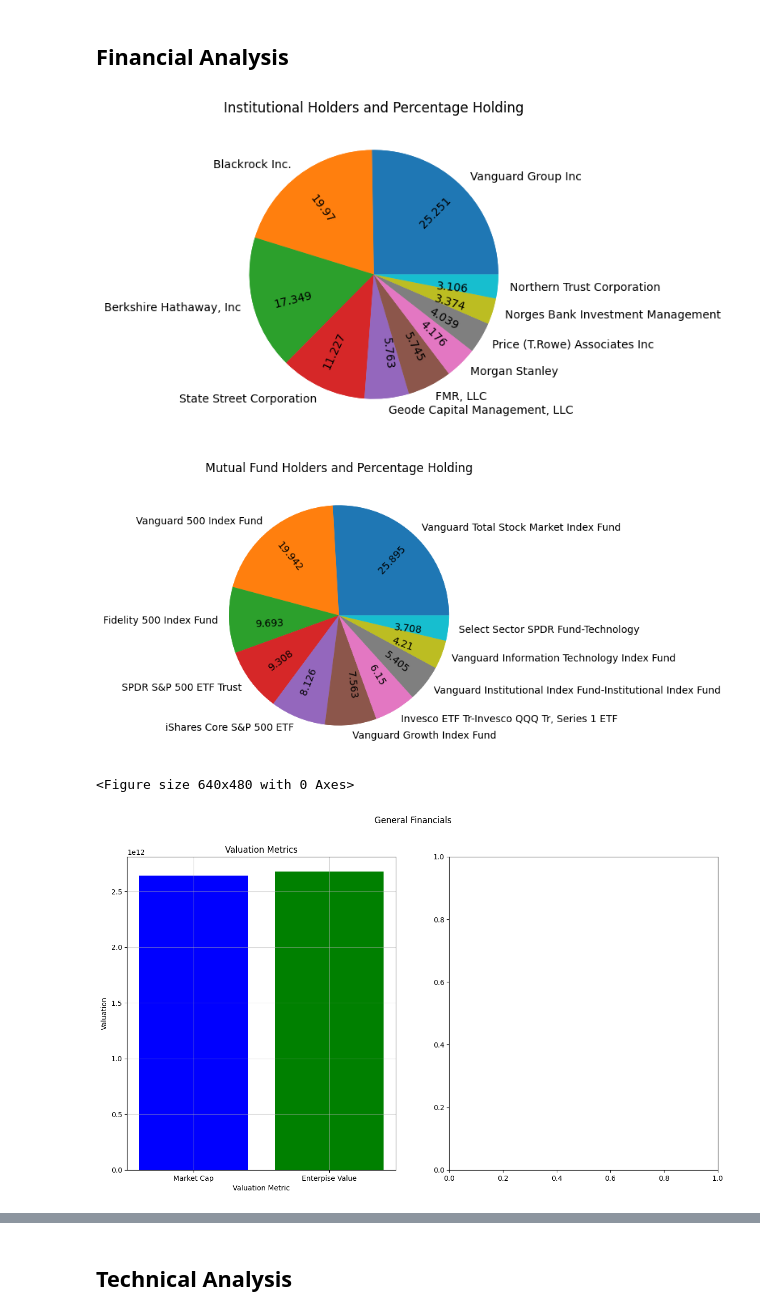
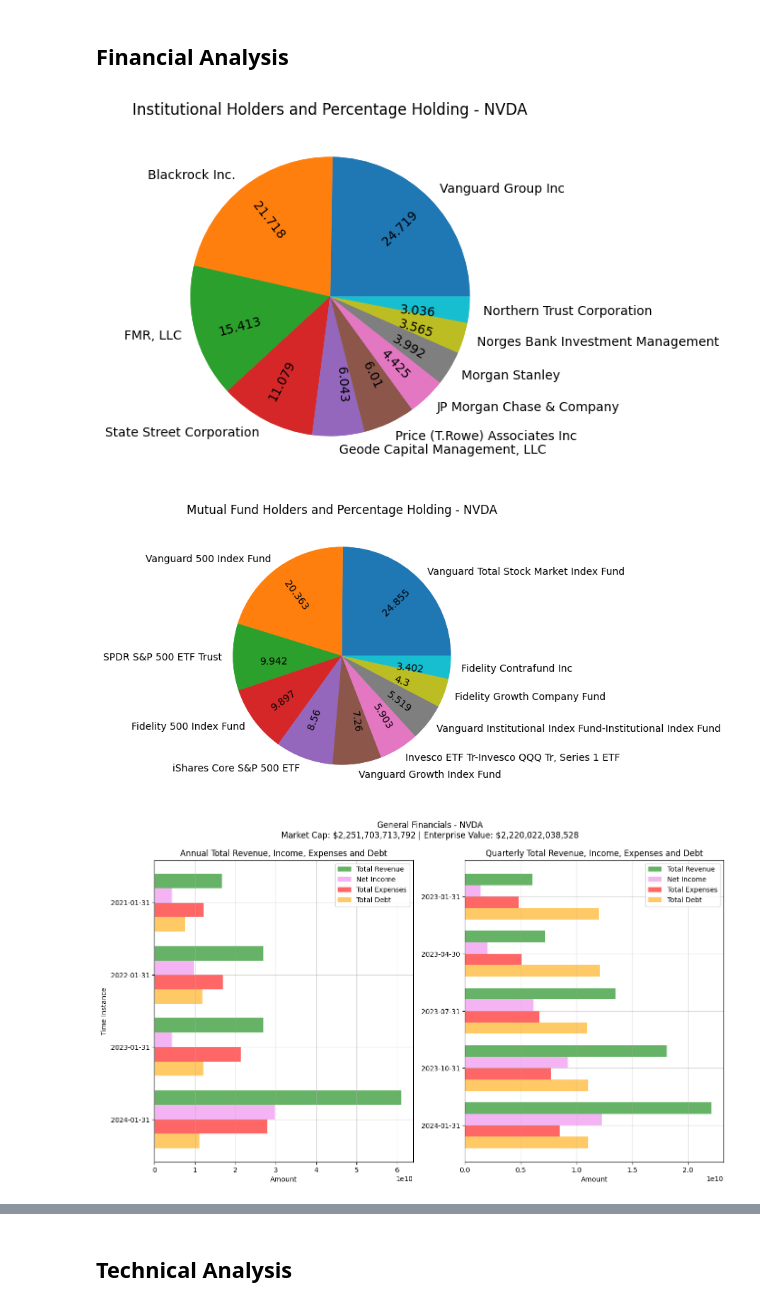
Before and after one commit to Robohrriday/MS499_IITGN_Finance_2024, a Jupyter notebook: ReportGenerator.ipynb, the cells around one changed output, grey strips where cells are left out. Saved outputs shown, nothing was run; the diff lists cells and outputs as text; code cells hidden in the pictures.

```diff
--- a/ReportGenerator.ipynb
+++ b/ReportGenerator.ipynb
@@ -304,10 +415,9 @@ def getSymbolReport(symbol:str) -> str:
 # %%
-symbol = 'AAPL'
+symbol = 'NVDA'
 with open('Report.md','w') as file:
     file.write(getSymbolReport(symbol = symbol))
 file.close()
 # %% [output]
-[figure, old version]
+[figure, new version]
-[figure, old version]
+[figure, new version]
-<Figure size 640x480 with 0 Axes>
-[figure, old version]
+[figure, new version]
```
Also changed, not shown: parts of 4 cells of this notebook, 11 other files.
